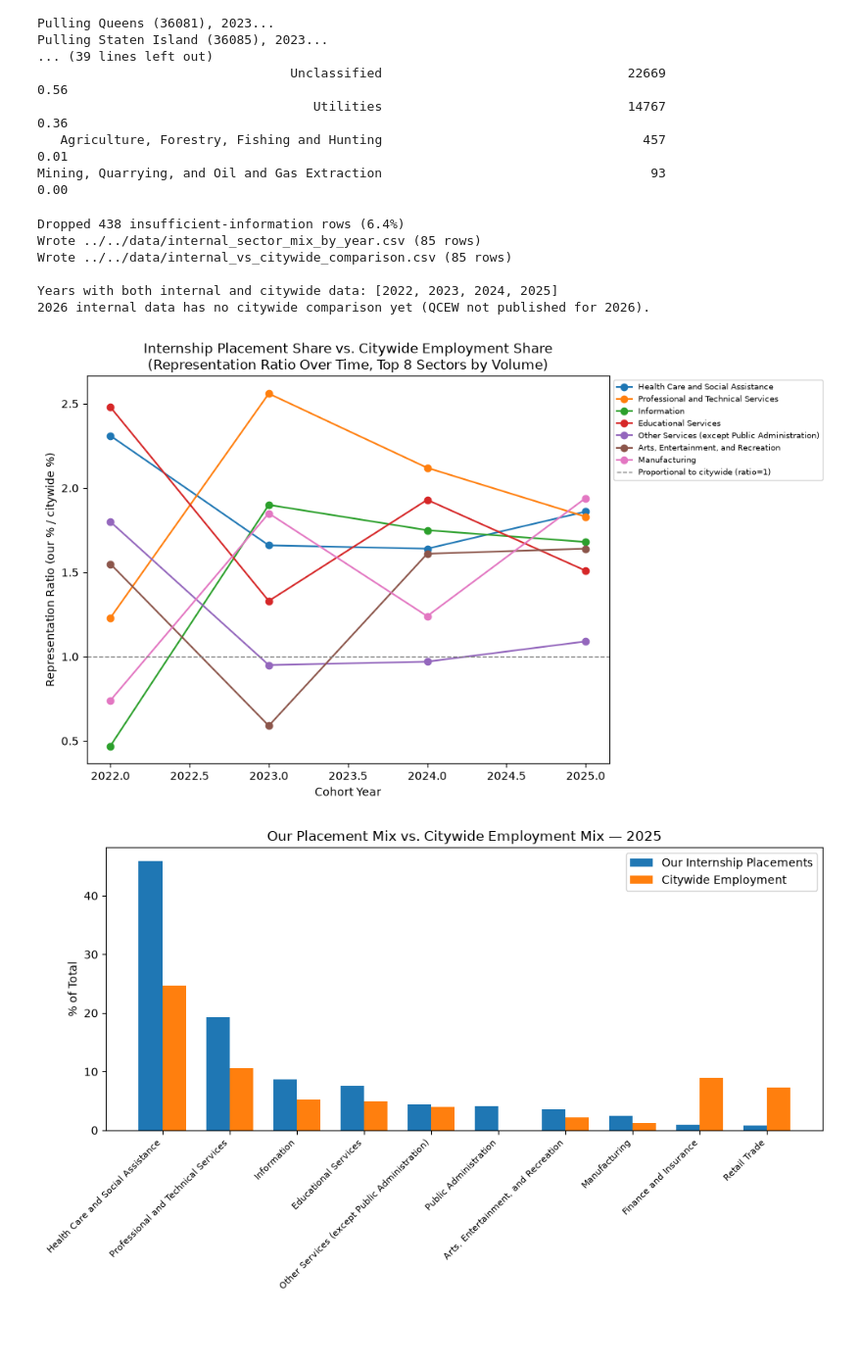
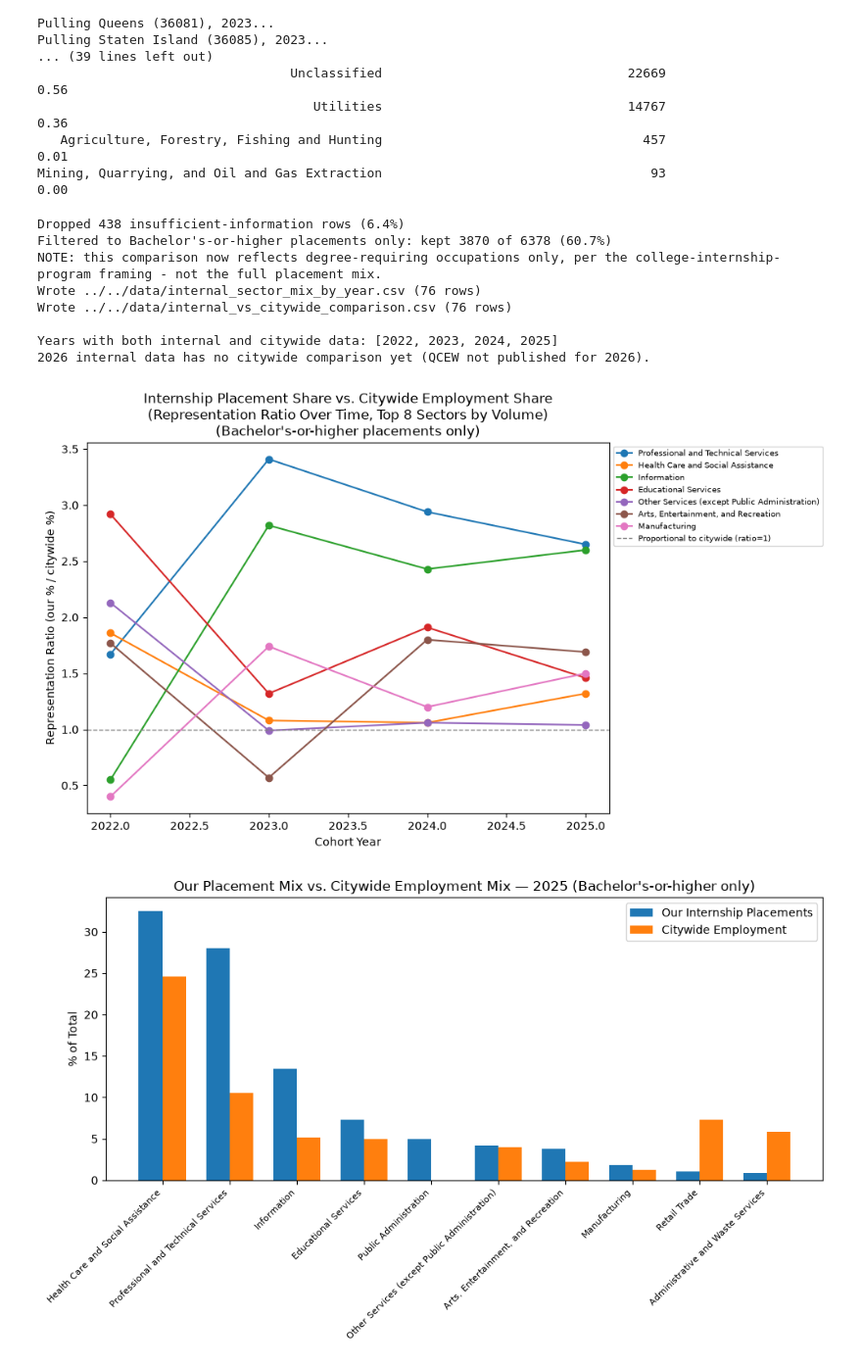
Before and after one commit to juanbarbecho/OCIP, a Jupyter notebook: notebooks/public_data_fetch/public.ipynb, the cells around one changed output. Shown at 98% size. Drawn from its saved outputs; the diff is of its cells as text; code cells hidden in the pictures; blank space fills up the shorter version.

Commit message:
charts with educ req joined

```diff
--- a/notebooks/public_data_fetch/public.ipynb
+++ b/notebooks/public_data_fetch/public.ipynb
@@ -490,10 +490,17 @@ import pandas as pd
 import matplotlib.pyplot as plt
 
 READY_PATH = "../../data/AllRoles_nioccs_ready.csv"
-CODED_PATH = "../../data/AllRoles_nioccs_coded.csv"
+CODED_PATH = "../../data/AllRoles_nioccs_coded_with_education.csv"
 CITYWIDE_PATH = "../../data/qcew_nyc_sector_citywide.csv"
 
 DROP_INSUFFICIENT_ROWS = True  # matches the convention from rawcounts_charts
+
+# New: restrict to placements typically requiring a Bachelor's degree or
+# higher, since this is a college internship program - a citywide
+# comparison that includes e.g. retail cashier or warehouse roles isn't
+# answering the question this project actually cares about. Set to False
+# to go back to the full (all-education-levels) comparison.
+REQUIRE_BACHELORS_OR_HIGHER = True
 
 QCEW_SECTOR_TITLES = {
     "11": "Agriculture, Forestry, Fishing and Hunting", "21": "Mining, Quarrying, and Oil and Gas Extraction",
@@ -540,6 +547,14 @@ if DROP_INSUFFICIENT_ROWS:
         ~(merged["SOC Flagged As Insufficient Information"] | merged["NAICS Flagged As Insufficient Information"])
     ]
     print(f"Dropped {before - len(merged)} insufficient-information rows ({(before - len(merged)) / before * 100:.1f}%)")
+
+if REQUIRE_BACHELORS_OR_HIGHER:
+    before = len(merged)
+    merged = merged[merged["Requires Bachelors Or Higher"] == True]
+    print(f"Filtered to Bachelor's-or-higher placements only: kept {len(merged)} of {before} "
+          f"({len(merged) / before * 100:.1f}%)")
+    print("NOTE: this comparison now reflects degree-requiring occupations only, per the "
+          "college-internship-program framing - not the full placement mix.")
 
 merged["QCEW Sector Code"] = merged["NAICS Code"].apply(naics_to_qcew_sector)
 merged["QCEW Sector Title"] = merged["QCEW Sector Code"].map(QCEW_SECTOR_TITLES)
@@ -592,7 +607,8 @@ for sector in top_sectors:
     if s["Representation_Ratio"].notna().any():
         ax.plot(s["Cohort Year"], s["Representation_Ratio"], marker="o", label=sector)
 ax.axhline(1.0, color="gray", linestyle="--", linewidth=1, label="Proportional to citywide (ratio=1)")
-ax.set_title("Internship Placement Share vs. Citywide Employment Share\n(Representation Ratio Over Time, Top 8 Sectors by Volume)")
+ax.set_title("Internship Placement Share vs. Citywide Employment Share\n(Representation Ratio Over Time, Top 8 Sectors by Volume)"
+             + ("\n(Bachelor's-or-higher placements only)" if REQUIRE_BACHELORS_OR_HIGHER else ""))
 ax.set_xlabel("Cohort Year")
 ax.set_ylabel("Representation Ratio (our % / citywide %)")
 ax.legend(fontsize=7, loc="upper left", bbox_to_anchor=(1.0, 1.0))
@@ -616,7 +632,8 @@ ax.bar([i + width / 2 for i in x], latest["Pct_Of_NYC_Total_Employment"], width,
 ax.set_xticks(list(x))
 ax.set_xticklabels(latest["QCEW Sector Title"], rotation=45, ha="right", fontsize=8)
 ax.set_ylabel("% of Total")
-ax.set_title(f"Our Placement Mix vs. Citywide Employment Mix — {latest_overlap_year}")
+ax.set_title(f"Our Placement Mix vs. Citywide Employment Mix — {latest_overlap_year}"
+             + (" (Bachelor's-or-higher only)" if REQUIRE_BACHELORS_OR_HIGHER else ""))
 ax.legend()
 plt.tight_layout()
 plt.savefig("../../data/placement_vs_citywide_latest_year.png", dpi=150)
@@ -629,35 +646,38 @@ plt.show()
 top_sector = top_sectors[0]
 top_sector_data = comparison[comparison["QCEW Sector Title"] == top_sector].sort_values("Cohort Year")
 
 base_internal = top_sector_data["Internal_Placement_Count"].iloc[0]
 top_sector_data = top_sector_data.copy()
 top_sector_data["Internal_Index"] = (top_sector_data["Internal_Placement_Count"] / base_internal * 100).round(1)
 
 overlap_only = top_sector_data[top_sector_data["Cohort Year"].isin(overlap_years)]
 base_citywide = overlap_only["Pct_Of_NYC_Total_Employment"].iloc[0]
 top_sector_data.loc[top_sector_data["Cohort Year"].isin(overlap_years), "Citywide_Index"] = (
     overlap_only["Pct_Of_NYC_Total_Employment"] / base_citywide * 100
 ).round(1)
 
 fig, ax = plt.subplots(figsize=(9, 5))
 ax.plot(top_sector_data["Cohort Year"], top_sector_data["Internal_Index"], marker="o", label="Our Internship Placements (indexed)")
 ax.plot(top_sector_data["Cohort Year"], top_sector_data["Citywide_Index"], marker="s", label="Citywide Employment (indexed)")
 ax.axhline(100, color="gray", linestyle="--", linewidth=1)
-ax.set_title(f"Growth Comparison: {top_sector}\n(Indexed to {overlap_years[0]} = 100)")
+ax.set_title(f"Growth Comparison: {top_sector}\n(Indexed to {overlap_years[0]} = 100)"
+             + ("\n(Bachelor's-or-higher placements only)" if REQUIRE_BACHELORS_OR_HIGHER else ""))
 ax.set_xlabel("Cohort Year")
 ax.set_ylabel("Index (base year = 100)")
 ax.legend()
 plt.tight_layout()
 plt.savefig("../../data/growth_index_top_sector.png", dpi=150)
 plt.show()
 
 print("\nTidy CSVs and charts written to ../../data/")
 # %% [output]
 Dropped 438 insufficient-information rows (6.4%)
-Wrote ../../data/internal_sector_mix_by_year.csv (85 rows)
-Wrote ../../data/internal_vs_citywide_comparison.csv (85 rows)
+Filtered to Bachelor's-or-higher placements only: kept 3870 of 6378 (60.7%)
+NOTE: this comparison now reflects degree-requiring occupations only, per the college-internship-program framing - not the full placement mix.
+Wrote ../../data/internal_sector_mix_by_year.csv (76 rows)
+Wrote ../../data/internal_vs_citywide_comparison.csv (76 rows)
 
 Years with both internal and citywide data: [2022, 2023, 2024, 2025]
 2026 internal data has no citywide comparison yet (QCEW not published for 2026).
-[figure, old version]
+[figure, new version]
-[figure, old version]
+[figure, new version]
```
Also changed, not shown: parts of 2 cells of this notebook.
